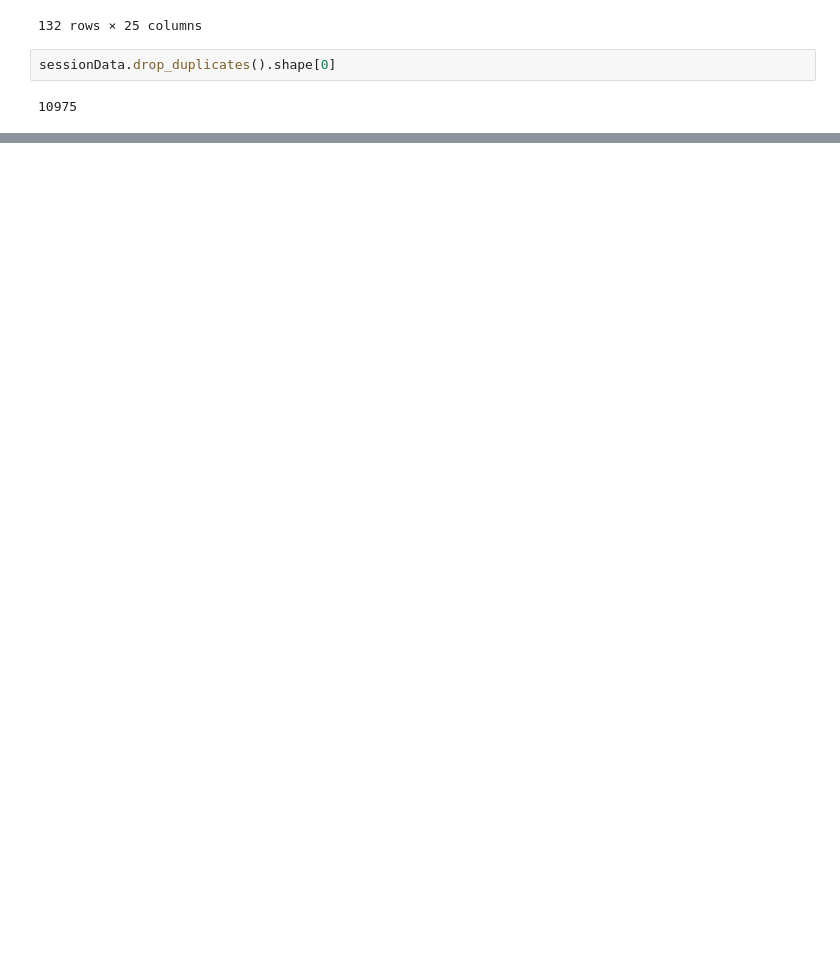
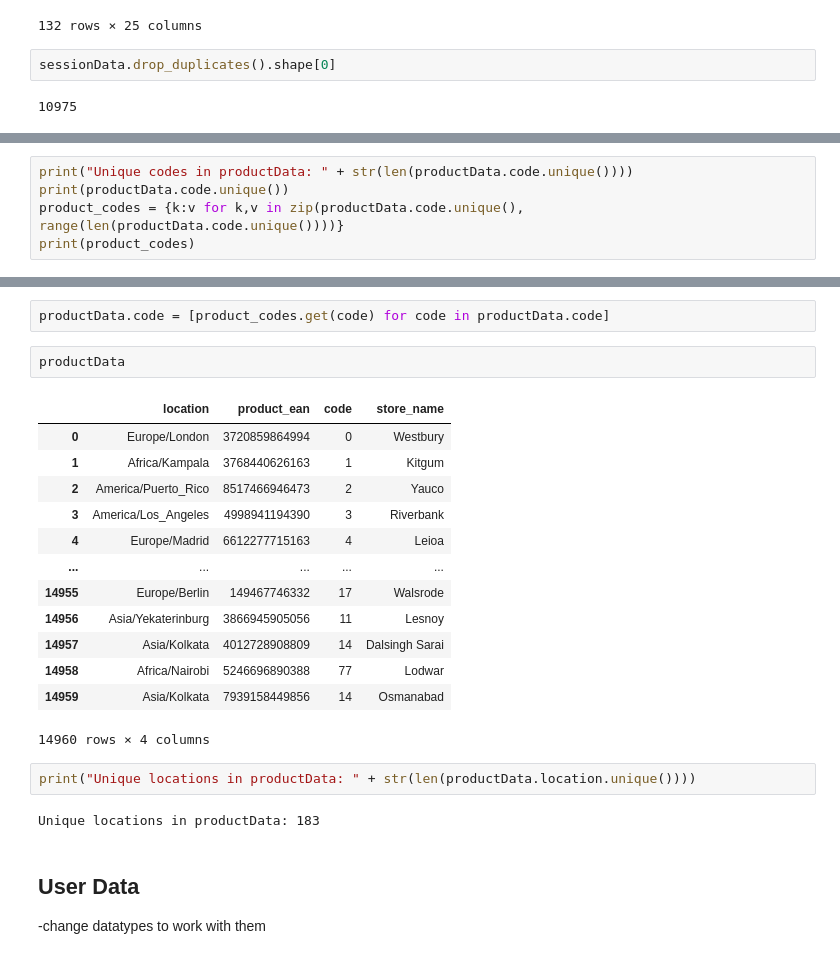
Before and after one commit to drizzle021/IAU_zadanie, a Jupyter notebook: zadanie.ipynb, the cells around one changed output, grey strips where cells are left out. Saved outputs shown, nothing was run; the diff lists cells and outputs as text; blank space fills up the shorter version.

```diff
--- a/zadanie.ipynb
+++ b/zadanie.ipynb
@@ -297,0 +329,5 @@ birthdate: 1136
+# %%
+print("Unique codes in productData: " + str(len(productData.code.unique())))
+print(productData.code.unique())
+product_codes = {k:v for k,v in zip(productData.code.unique(), range(len(productData.code.unique())))}
+print(product_codes)
@@ -297,0 +347,25 @@ birthdate: 1136
+# %%
+productData.code = [product_codes.get(code) for code in productData.code]
+# %%
+productData
+# %% [output]
+|  | location | product_ean | code | store_name |
+| 0 | Europe/London | 3720859864994 | 0 | Westbury |
+| 1 | Africa/Kampala | 3768440626163 | 1 | Kitgum |
+| 2 | America/Puerto_Rico | 8517466946473 | 2 | Yauco |
+| 3 | America/Los_Angeles | 4998941194390 | 3 | Riverbank |
+| 4 | Europe/Madrid | 6612277715163 | 4 | Leioa |
+| ... | ... | ... | ... | ... |
+| 14955 | Europe/Berlin | 149467746332 | 17 | Walsrode |
+| 14956 | Asia/Yekaterinburg | 3866945905056 | 11 | Lesnoy |
+| 14957 | Asia/Kolkata | 4012728908809 | 14 | Dalsingh Sarai |
+| 14958 | Africa/Nairobi | 5246696890388 | 77 | Lodwar |
+| 14959 | Asia/Kolkata | 7939158449856 | 14 | Osmanabad |
+14960 rows × 4 columns
+# %%
+print("Unique locations in productData: " + str(len(productData.location.unique())))
+# %% [output]
+Unique locations in productData: 183
+# %% [markdown]
+## User Data
+-change datatypes to work with them
```
Also changed, not shown: parts of 44 cells of this notebook, 1 other file.
